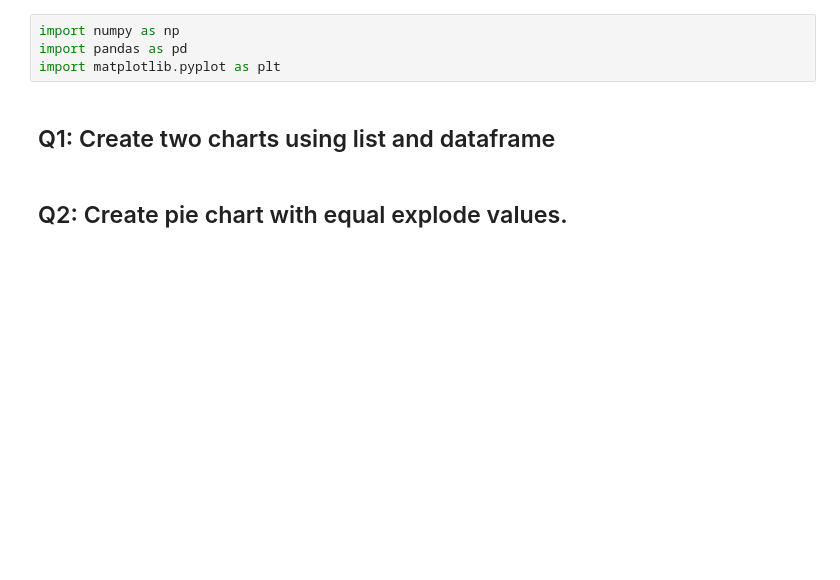
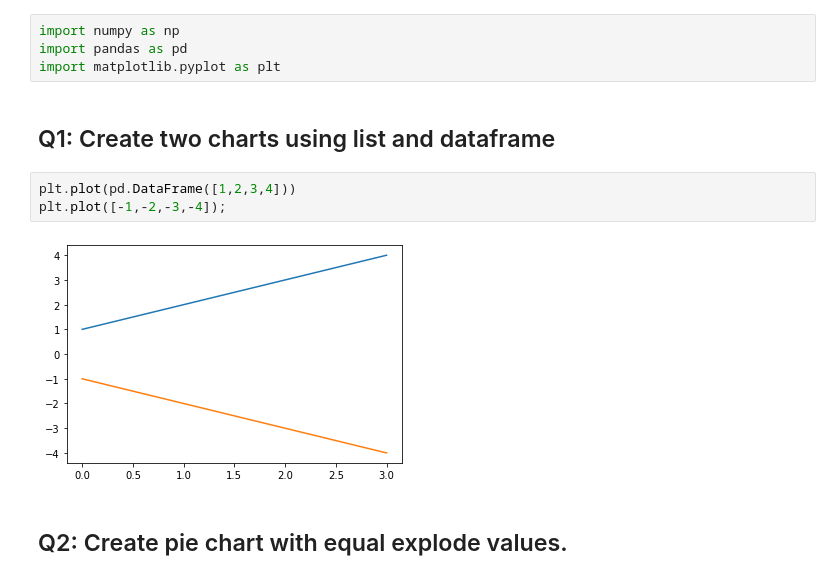
Before and after one commit to Tuwaiq-Data-Science-Bootcamp/Day8-Lab1-Matplotlib, a Jupyter notebook: Day#8_Matplotlib_Assignment.ipynb, the cells around one changed output. Saved outputs shown, nothing was run; the diff lists cells and outputs as text; blank space fills up the shorter version.

```diff
--- a/Day#8_Matplotlib_Assignment.ipynb
+++ b/Day#8_Matplotlib_Assignment.ipynb
@@ -4,5 +4,10 @@ import pandas as pd
 import matplotlib.pyplot as plt
 # %% [markdown]
 ## Q1: Create two charts using list and dataframe
+# %%
+plt.plot(pd.DataFrame([1,2,3,4]))
+plt.plot([-1,-2,-3,-4]);
+# %% [output]
+[figure, added]
 # %% [markdown]
 ## Q2: Create pie chart with equal explode values.
```
Also changed, not shown: parts of 5 cells of this notebook.
